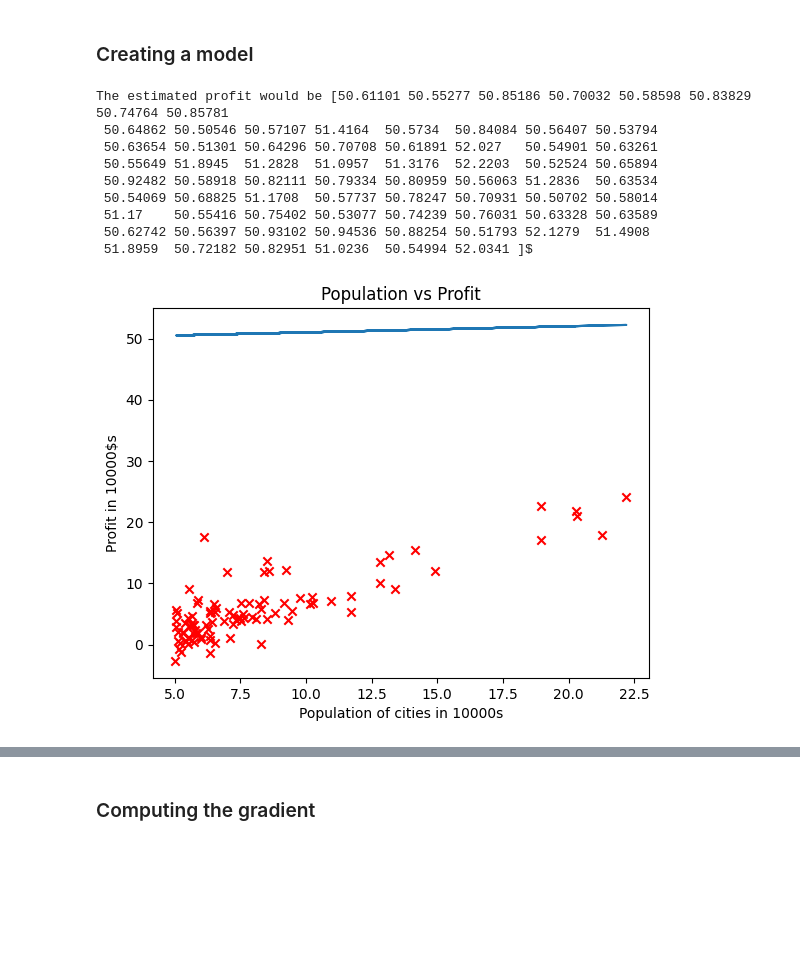
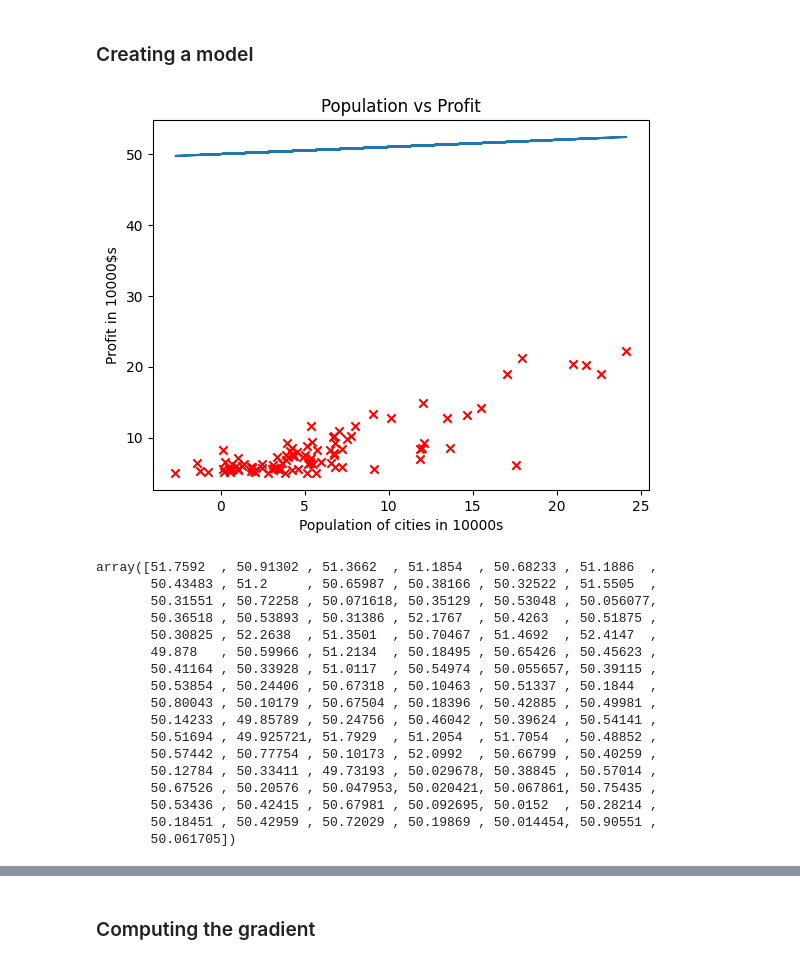
Before and after one commit to tahaftm/Machine-Learning-Projects, a Jupyter notebook: Andrew Ng Exercises/Linear Regression with one variable.ipynb, the cells around one changed output, grey strips where cells are left out. Saved outputs shown, nothing was run; the diff lists cells and outputs as text; code cells hidden in the pictures; blank space fills up the shorter version.

```diff
--- a/Andrew Ng Exercises/Linear Regression with one variable.ipynb
+++ b/Andrew Ng Exercises/Linear Regression with one variable.ipynb
@@ -60,18 +58,26 @@ def predict_and_plot(x,w,b):
     plt.show()
     return pred
 # %%
-predict_and_plot(X_train,0.1, 50)
+predict_and_plot(X,0.1, 50)
 # %% [output]
+[figure, new version]
-The estimated profit would be [50.61101 50.55277 50.85186 50.70032 50.58598 50.83829 50.74764 50.85781
- 50.64862 50.50546 50.57107 51.4164  50.5734  50.84084 50.56407 50.53794
- 50.63654 50.51301 50.64296 50.70708 50.61891 52.027   50.54901 50.63261
- 50.55649 51.8945  51.2828  51.0957  51.3176  52.2203  50.52524 50.65894
- 50.92482 50.58918 50.82111 50.79334 50.80959 50.56063 51.2836  50.63534
- 50.54069 50.68825 51.1708  50.57737 50.78247 50.70931 50.50702 50.58014
- 51.17    50.55416 50.75402 50.53077 50.74239 50.76031 50.63328 50.63589
- 50.62742 50.56397 50.93102 50.94536 50.88254 50.51793 52.1279  51.4908
- 51.8959  50.72182 50.82951 51.0236  50.54994 52.0341 ]$
+array([51.7592  , 50.91302 , 51.3662  , 51.1854  , 50.68233 , 51.1886  ,
+       50.43483 , 51.2     , 50.65987 , 50.38166 , 50.32522 , 51.5505  ,
+       50.31551 , 50.72258 , 50.071618, 50.35129 , 50.53048 , 50.056077,
+       50.36518 , 50.53893 , 50.31386 , 52.1767  , 50.4263  , 50.51875 ,
+       50.30825 , 52.2638  , 51.3501  , 50.70467 , 51.4692  , 52.4147  ,
+       49.878   , 50.59966 , 51.2134  , 50.18495 , 50.65426 , 50.45623 ,
+       50.41164 , 50.33928 , 51.0117  , 50.54974 , 50.055657, 50.39115 ,
+       50.53854 , 50.24406 , 50.67318 , 50.10463 , 50.51337 , 50.1844  ,
+       50.80043 , 50.10179 , 50.67504 , 50.18396 , 50.42885 , 50.49981 ,
+       50.14233 , 49.85789 , 50.24756 , 50.46042 , 50.39624 , 50.54141 ,
+       50.51694 , 49.925721, 51.7929  , 51.2054  , 51.7054  , 50.48852 ,
+       50.57442 , 50.77754 , 50.10173 , 52.0992  , 50.66799 , 50.40259 ,
+       50.12784 , 50.33411 , 49.73193 , 50.029678, 50.38845 , 50.57014 ,
+       50.67526 , 50.20576 , 50.047953, 50.020421, 50.067861, 50.75435 ,
+       50.53436 , 50.42415 , 50.67981 , 50.092695, 50.0152  , 50.28214 ,
+       50.18451 , 50.42959 , 50.72029 , 50.19869 , 50.014454, 50.90551 ,
+       50.061705])
-[figure, old version]
 # %%
 def error(y,predicted):
     err = (predicted-y)**2
```
Also changed, not shown: parts of 12 cells of this notebook.
